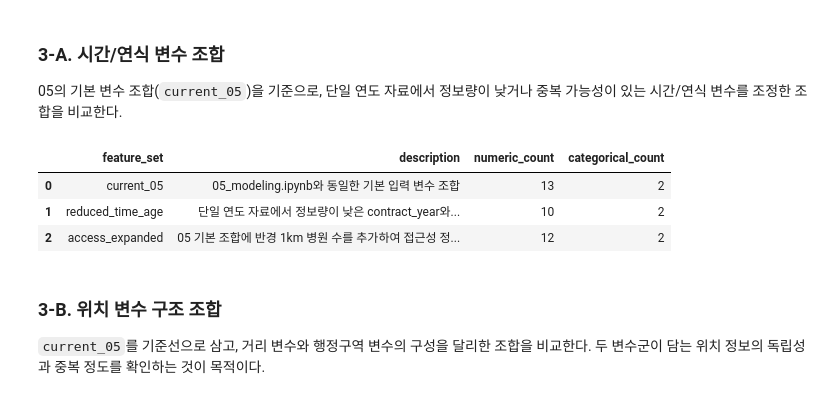
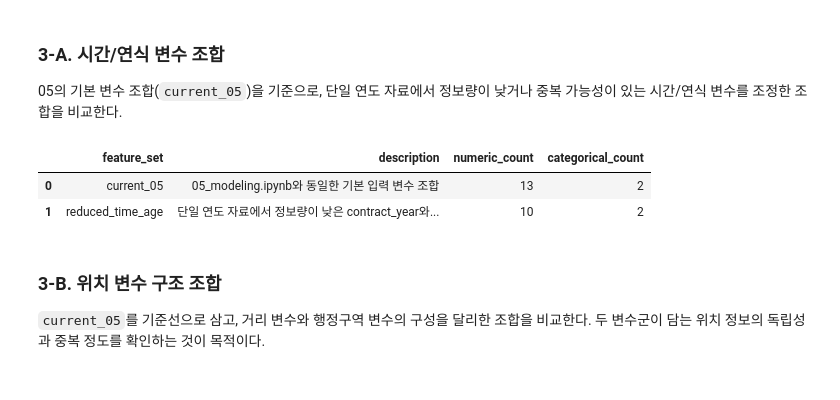
Before and after one commit to w0ne23/dm-apt-predict, a Jupyter notebook: notebooks/06_model_finalization.ipynb, the cells around one changed output. Cells and saved outputs as stored; diff of their text form; code cells hidden in the pictures.

```diff
--- a/notebooks/06_model_finalization.ipynb
+++ b/notebooks/06_model_finalization.ipynb
@@ -122,52 +125,33 @@ feature_sets_time = {
             'nearest_subway_distance_km',
             'nearest_hospital_distance_km',
             'large_mart_count_within_1km',
         ],
         'categorical': ['gu', 'law_dong'],
     },
-    'access_expanded': {
-        'description': '05 기본 조합에 반경 1km 병원 수를 추가하여 접근성 정보를 확장',
-        'numeric': [
-            'area_m2',
-            'floor',
-            'built_year',
-            'age',
-            'contract_month',
-            'distance_to_cbd_km',
-            'distance_to_ybd_km',
-            'distance_to_gbd_km',
-            'nearest_subway_distance_km',
-            'hospital_count_within_1km',
-            'nearest_hospital_distance_km',
-            'large_mart_count_within_1km',
-        ],
-        'categorical': ['gu', 'law_dong'],
-    },
 }
 
 available_feature_sets_time = {}
 for name, config in feature_sets_time.items():
     required = [target_col, 'contract_date', *config['numeric'], *config['categorical']]
     missing = [col for col in required if col not in source_df.columns]
     if missing:
         print(f'skip {name}: missing {missing}')
     else:
         available_feature_sets_time[name] = config
 
 pd.DataFrame([
     {
         'feature_set': name,
         'description': config['description'],
         'numeric_count': len(config['numeric']),
         'categorical_count': len(config['categorical']),
     }
     for name, config in available_feature_sets_time.items()
 ])
 # %% [output]
 |  | feature_set | description | numeric_count | categorical_count |
 | 0 | current_05 | 05_modeling.ipynb와 동일한 기본 입력 변수 조합 | 13 | 2 |
 | 1 | reduced_time_age | 단일 연도 자료에서 정보량이 낮은 contract_year와... | 10 | 2 |
-| 2 | access_expanded | 05 기본 조합에 반경 1km 병원 수를 추가하여 접근성 정... | 12 | 2 |
 # %% [markdown]
 ### 3-B. 위치 변수 구조 조합
 
```
Also changed, not shown: parts of 15 cells of this notebook.
